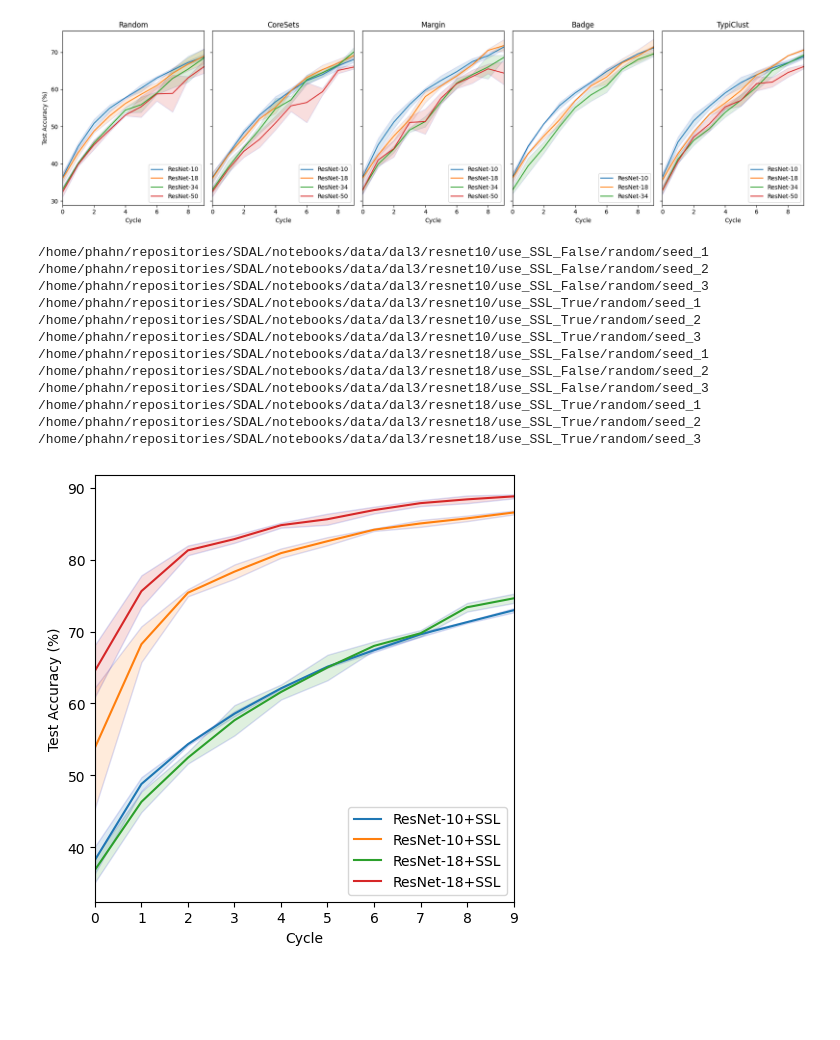
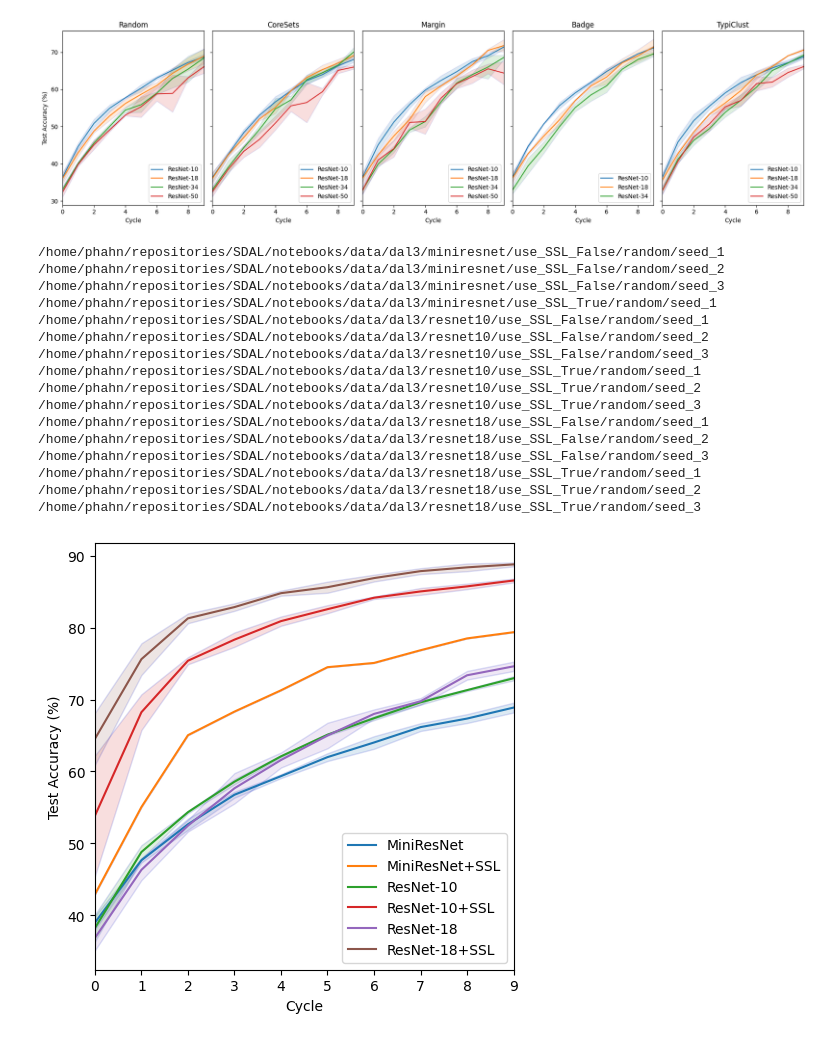
Before and after one commit to nhaH-luaP/general-reusability, a Jupyter notebook: notebooks/evaluate_dal.ipynb, the cells around one changed output. Cells and saved outputs as stored; diff of their text form; code cells hidden in the pictures; blank space fills up the shorter version.

Commit message:
added smaller resnet6

```diff
--- a/notebooks/evaluate_dal.ipynb
+++ b/notebooks/evaluate_dal.ipynb
@@ -11,7 +11,7 @@ import os
 model_names = ['resnet10', 'resnet18', 'resnet34', 'resnet50']
 queries = ['random', 'coreset', 'margin', 'badge', 'typiclust']
 Q = {'random':'Random', 'coreset':'CoreSets', 'badge':'Badge', 'margin':'Margin', 'typiclust':'TypiClust'}
-M = {'resnet10':'ResNet-10', 'resnet18':'ResNet-18', 'resnet34':'ResNet-34', 'resnet50':'ResNet-50'}
+M = {'miniresnet':'MiniResNet', 'resnet10':'ResNet-10', 'resnet18':'ResNet-18', 'resnet34':'ResNet-34', 'resnet50':'ResNet-50'}
 
 results = {mn:{
     q:{} for q in queries
@@ -124,7 +124,7 @@ plt.show()
 resnet50 badge
 [figure]
 # %%
-model_names = ['resnet10', 'resnet18']
+model_names = ['miniresnet', 'resnet10', 'resnet18']
 use_SSL = ['False', 'True']
 queries = ['random']
 
@@ -149,6 +149,10 @@ for mn in model_names:
 
                     results[mn][us][q][path.stem[-1]] = {'results': run_results, 'args': conf}
 # %% [output]
+/home/phahn/repositories/SDAL/notebooks/data/dal3/miniresnet/use_SSL_False/random/seed_1
+/home/phahn/repositories/SDAL/notebooks/data/dal3/miniresnet/use_SSL_False/random/seed_2
+/home/phahn/repositories/SDAL/notebooks/data/dal3/miniresnet/use_SSL_False/random/seed_3
+/home/phahn/repositories/SDAL/notebooks/data/dal3/miniresnet/use_SSL_True/random/seed_1
 /home/phahn/repositories/SDAL/notebooks/data/dal3/resnet10/use_SSL_False/random/seed_1
 /home/phahn/repositories/SDAL/notebooks/data/dal3/resnet10/use_SSL_False/random/seed_2
 /home/phahn/repositories/SDAL/notebooks/data/dal3/resnet10/use_SSL_False/random/seed_3
@@ -164,30 +168,30 @@ for mn in model_names:
 # %%
 plt.figure(figsize=(5,5), tight_layout=True)
 q = 'random'
 for mn in model_names:
     for us in use_SSL:
         values = []
         for _, res in results[mn][us][q].items():
             values.append([h['test_stats']['acc1'] for h in res['results']])
 
         if len(values) == 0:
             print(mn, q)
         else:
             mean = np.mean(values, axis=0)
             std = np.std(values, axis=0)
 
-            plt.plot(mean, label=M[mn]+('' if not us else '+SSL'))
+            plt.plot(mean, label=M[mn]+('' if us == 'False' else '+SSL'))
             plt.fill_between(
                 x=[j for j in range(len(mean))],
                 y1=mean+std,
                 y2=mean-std,
                 alpha=0.15,
                 edgecolor='#1B2ACC',
                 )
             lgd = plt.legend(loc='lower right')
             plt.xlim(0, len(mean)-1)
             plt.xlabel('Cycle')
             plt.ylabel("Test Accuracy (%)")
 plt.show()
 # %% [output]
-[figure, old version]
+[figure, new version]
```
Also changed, not shown: parts of 1 cell of this notebook, 3 other files.
